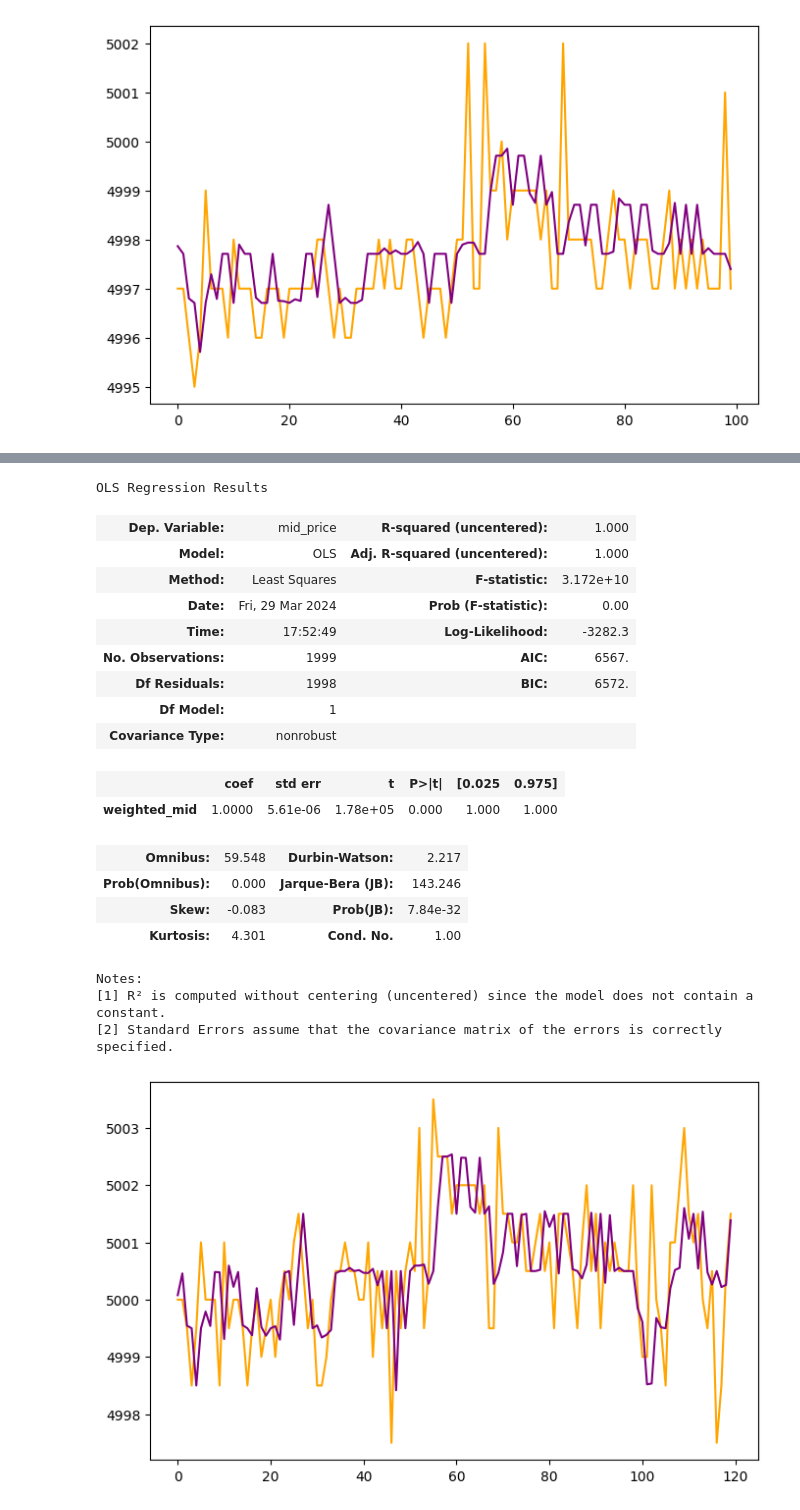
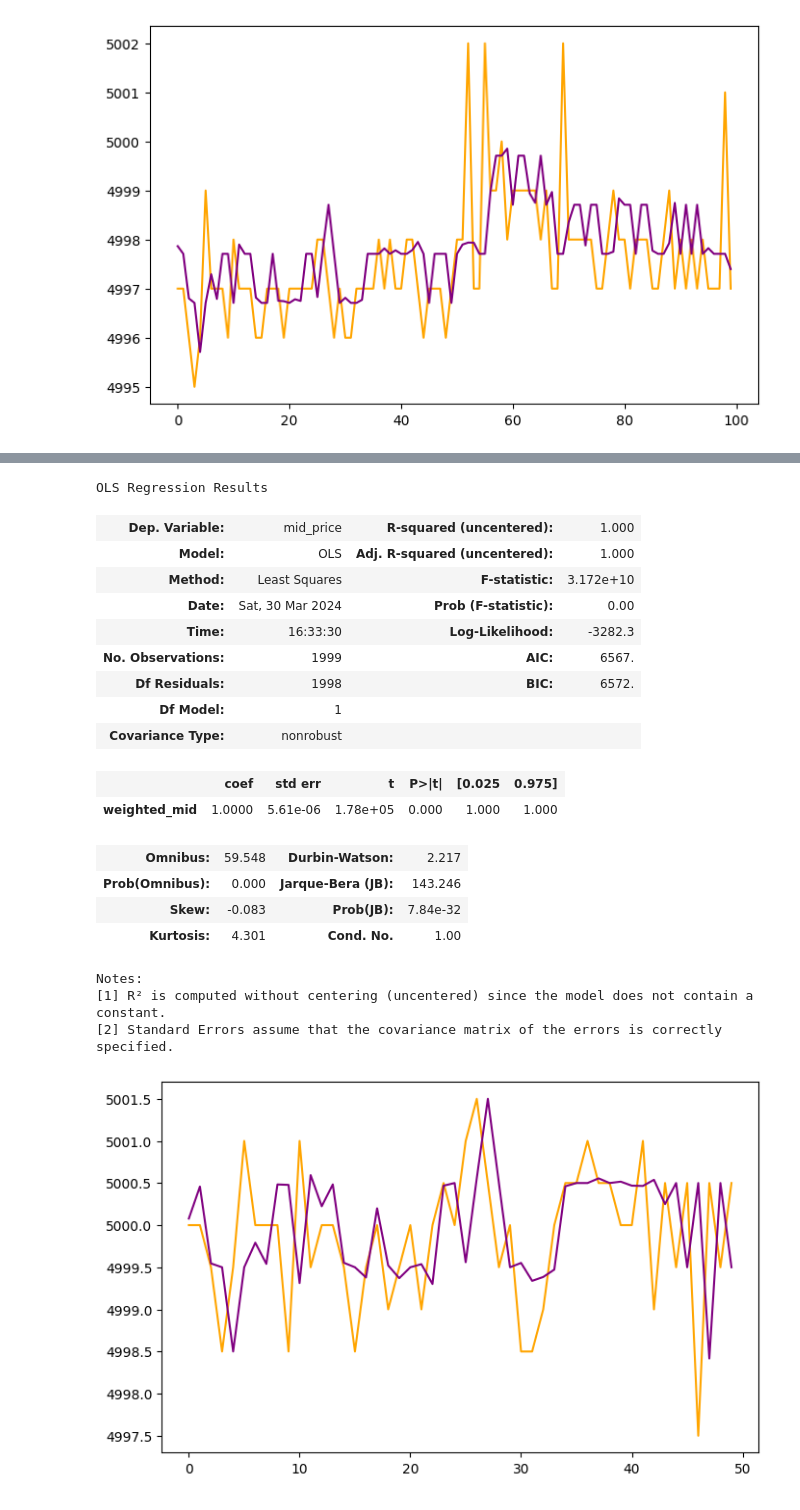
Before and after one commit to felixpoirier1/Prosperity, a Jupyter notebook: test.ipynb, the cells around one changed output, grey strips where cells are left out. Cells and saved outputs as stored; diff of their text form; code cells hidden in the pictures.

```diff
--- a/test.ipynb
+++ b/test.ipynb
@@ -1009,3 +1044,6 @@ w_y_b = vol_weighted_df['bid_price_1'].shift(-1).dropna()
 w_asks = vol_weighted_df['weighted_ask'] * 1.000142
 w_asks = w_asks.iloc[:-1]
 w_y_a = vol_weighted_df['ask_price_1'].shift(-1).dropna()
+# %%
+vol_weighted_df['weighted_mid'] = (vol_weighted_df['weighted_bid'] + vol_weighted_df['weighted_ask'])/2
+vol_weighted_df
@@ -1033,8 +1089,8 @@ OLS Regression Results
 | Dep. Variable: | mid_price | R-squared (uncentered): | 1.000 |
 | Model: | OLS | Adj. R-squared (uncentered): | 1.000 |
 | Method: | Least Squares | F-statistic: | 3.172e+10 |
-| Date: | Fri, 29 Mar 2024 | Prob (F-statistic): | 0.00 |
-| Time: | 17:52:49 | Log-Likelihood: | -3282.3 |
+| Date: | Sat, 30 Mar 2024 | Prob (F-statistic): | 0.00 |
+| Time: | 16:33:30 | Log-Likelihood: | -3282.3 |
 | No. Observations: | 1999 | AIC: | 6567. |
 | Df Residuals: | 1998 | BIC: | 6572. |
 | Df Model: | 1 |  |  |
@@ -1050,13 +1106,13 @@ Notes:
 [2] Standard Errors assume that the covariance matrix of the errors is correctly specified.
 # %%
 shift = 0
-r=120
+r=50
 plt.figure(figsize=(8, 5))
 plt.plot(np.arange(len(y_w_m[shift:r+shift])), y_w_m[shift:r+shift], color='orange')
 plt.plot(np.arange(len(X_w_m[shift:r+shift])), X_w_m[shift:r+shift], color='purple')
 plt.show()
 # %% [output]
-[figure, old version]
+[figure, new version]
 # %%
 new_app_df = sdf.copy()
 # %%
```
Also changed, not shown: parts of 22 cells of this notebook, 1 other file.
